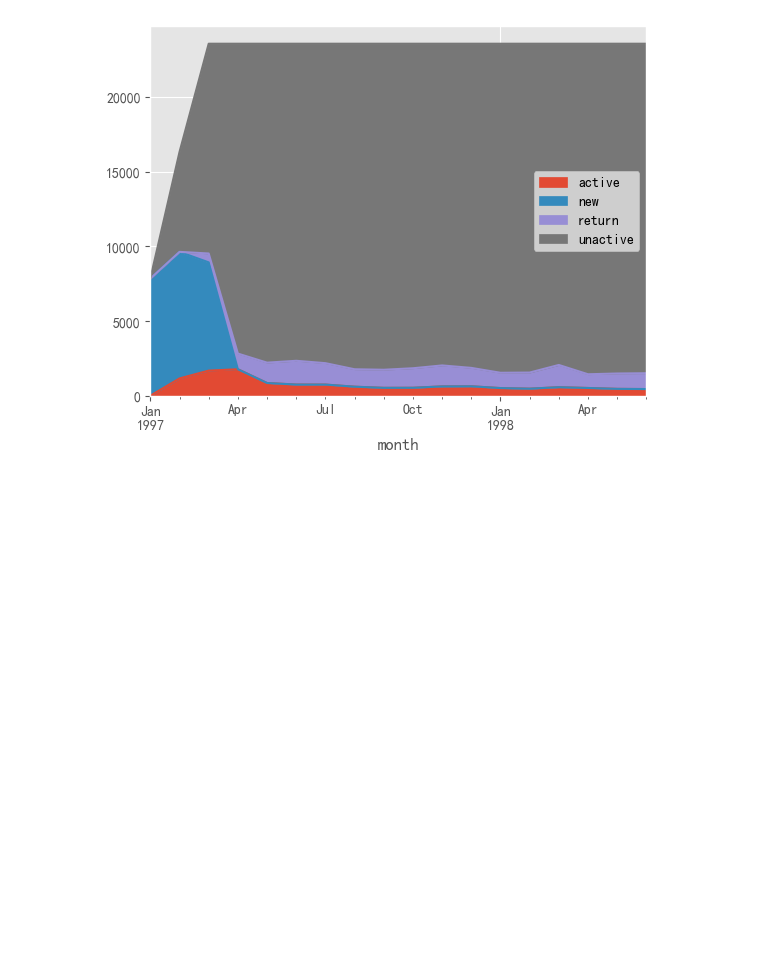
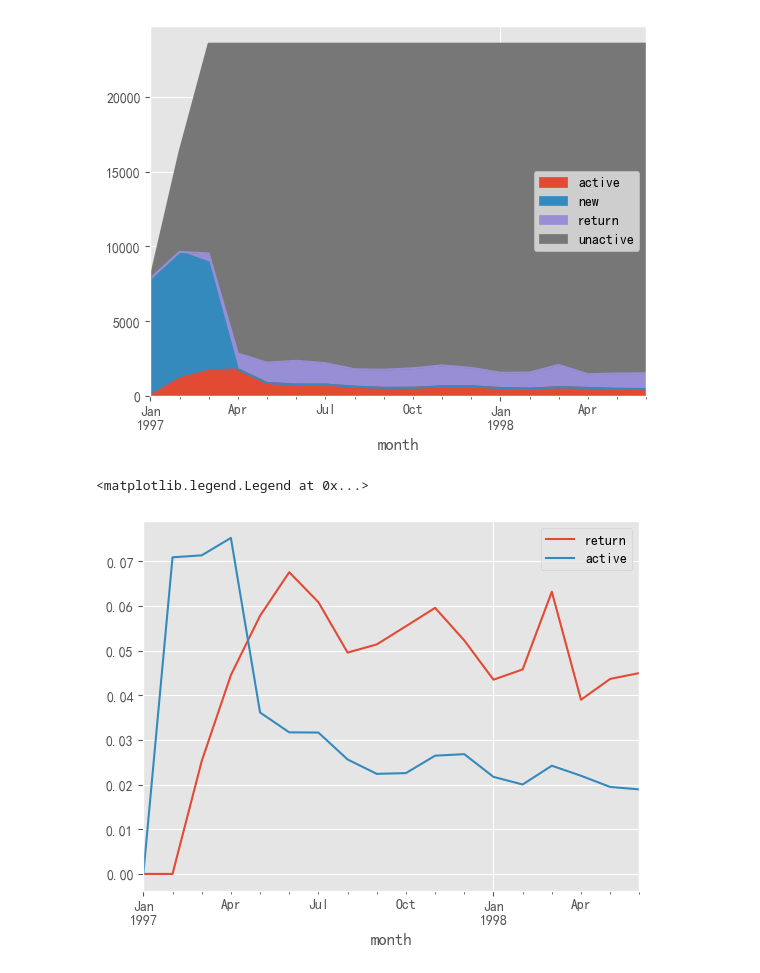
Before and after one commit to Fade-Smile/Basic-of-Data-Analyst, a Jupyter notebook: Project/3. User consumption behavior data analysis.ipynb, the cells around one changed output. Saved outputs shown, nothing was run; the diff lists cells and outputs as text; code cells hidden in the pictures; blank space fills up the shorter version.

```diff
--- a/Project/3. User consumption behavior data analysis.ipynb
+++ b/Project/3. User consumption behavior data analysis.ipynb
@@ -477,3 +479,17 @@ purchase_statues_ct.T.fillna(0).plot.area()         # .T 行列转换
 # %% [output]
 <Axes: xlabel='month'>
 [figure]
+# %%
+# 回流用户的占比
+return_rate = purchase_statues_ct.T.fillna(0).apply(lambda x: x/x.sum(), axis=1)
+return_rate['return'].plot()
+return_rate['active'].plot()
+
+plt.legend()
+
+#  回流用户:前五个月，回流用户上涨，过后呈现下降趋势，平均维持在5%比例
+#  活跃用户:前三个月活跃用户大量增长，猜测由于活动新引来很多新用户所导致. 5月份过后开始下降，平均维持在2.5%左右
+#  网站运营稳定后，回流用户占比大于活跃用户
+# %% [output]
+<matplotlib.legend.Legend at 0x...>
+[figure, added]
```
Also changed, not shown: parts of 10 cells of this notebook.
